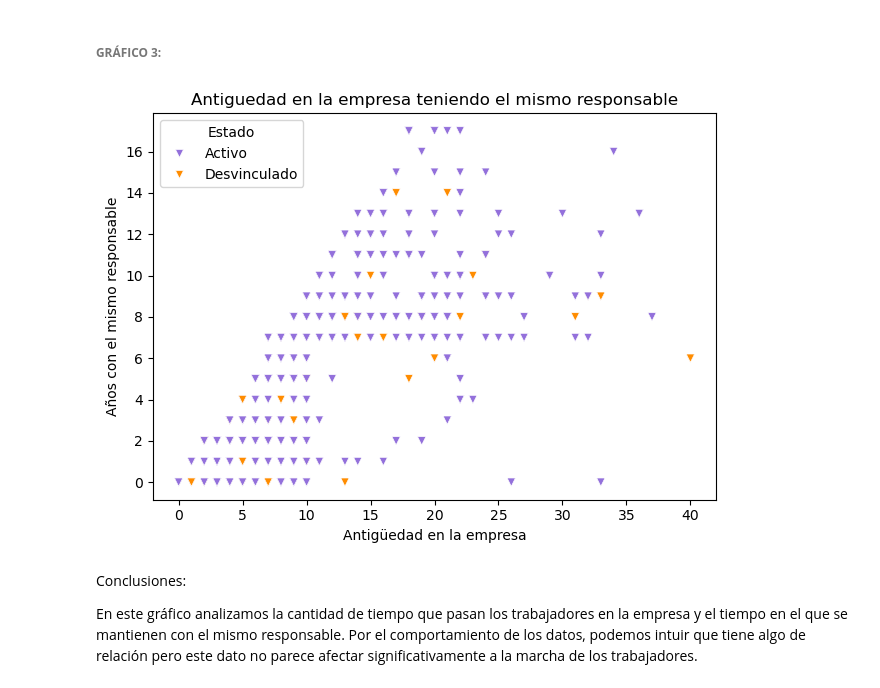
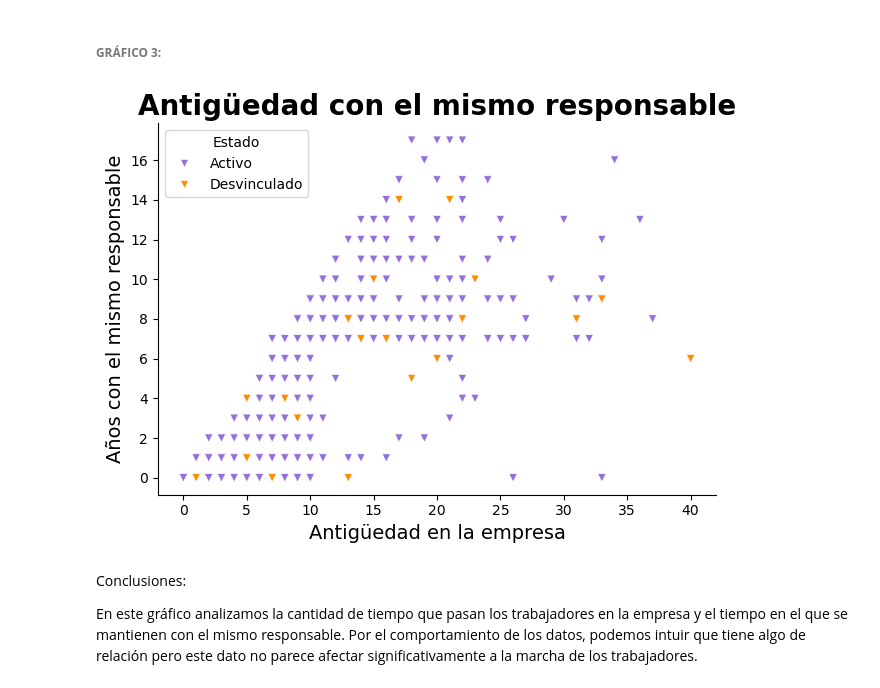
Before and after one commit to SilviaFarled/Modulo-3-Proyecto-Grupo4-Datahoot, a Jupyter notebook: PARTE-4_project-da-promo-52-modulo-3-team-4-VISUALIZACION.ipynb, the cells around one changed output. Drawn from its saved outputs; the diff is of its cells as text; code cells hidden in the pictures.

```diff
--- a/PARTE-4_project-da-promo-52-modulo-3-team-4-VISUALIZACION.ipynb
+++ b/PARTE-4_project-da-promo-52-modulo-3-team-4-VISUALIZACION.ipynb
@@ -191,37 +192,39 @@ Conclusiones:
 # Búsqueda de relación entre antigüedad, tiempo con el mismo responsable y estado
 
 df_mod = df.copy()
 # Copia el DataFrame original para evitar modificaciones directas
 
 sns.scatterplot(x='Antigüedad', y='Años mismo jefe', data=df_mod, palette=colores_proyecto, marker='v', hue='Estado')
 # Crea un gráfico de dispersión con:
 # - eje X: 'Antigüedad'
 # - eje Y: 'Años mismo jefe'
 # - puntos con marcador en forma de 'v'
 # - colores según el 'Estado' usando la paleta definida
 
-plt.title("Antiguedad en la empresa teniendo el mismo responsable")
+plt.title("Antigüedad con el mismo responsable",fontsize=20, fontweight='bold')
 # Título del gráfico
 
-plt.ylabel("Años con el mismo responsable")
+plt.ylabel("Años con el mismo responsable",fontsize=14)
 # Etiqueta eje Y
 
-plt.xlabel("Antigüedad en la empresa")
+plt.xlabel("Antigüedad en la empresa",fontsize=14)
 # Etiqueta eje X
 
 plt.legend(title='Estado')
 # Muestra leyenda con título para distinguir los estados
 
 plt.gca().yaxis.set_major_locator(MultipleLocator(2))
 # Ajusta el eje Y para que las marcas principales estén cada 2 unidades
 
+plt.gca().spines[['right', "top"]].set_visible(False)
+
 plt.tight_layout()
 # Ajusta el layout para evitar solapamientos
 
 plt.show()
 # Muestra el gráfico
 # %% [output]
-[figure, old version]
+[figure, new version]
 # %% [markdown]
 Conclusiones:
 
```
Also changed, not shown: parts of 14 cells of this notebook.
